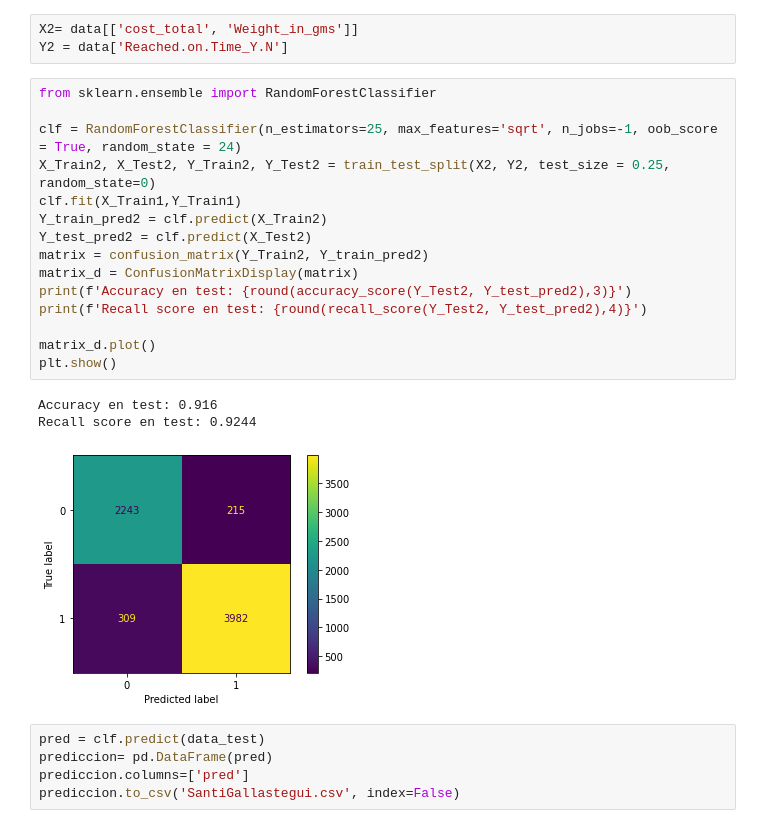
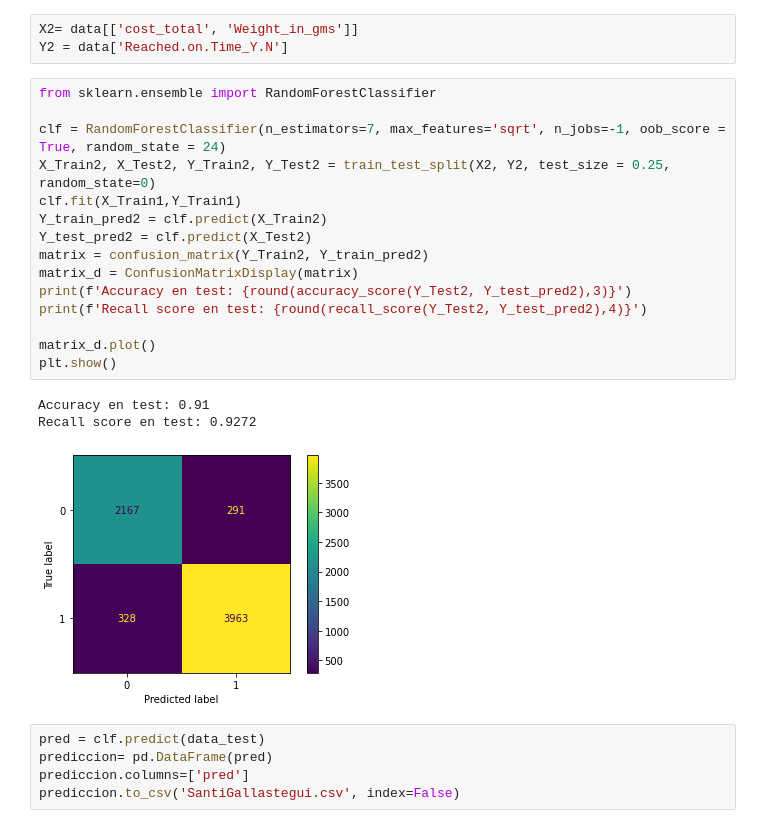
Before and after one commit to SantiGallastegui/Proyecto-Datathon, a Jupyter notebook: AnalisEDA.ipynb, the cells around one changed output. Saved outputs shown, nothing was run; the diff lists cells and outputs as text.

```diff
--- a/AnalisEDA.ipynb
+++ b/AnalisEDA.ipynb
@@ -307,22 +307,22 @@ Y2 = data['Reached.on.Time_Y.N']
 # %%
 from sklearn.ensemble import RandomForestClassifier
 
-clf = RandomForestClassifier(n_estimators=25, max_features='sqrt', n_jobs=-1, oob_score = True, random_state = 24)
+clf = RandomForestClassifier(n_estimators=7, max_features='sqrt', n_jobs=-1, oob_score = True, random_state = 24)
 X_Train2, X_Test2, Y_Train2, Y_Test2 = train_test_split(X2, Y2, test_size = 0.25, random_state=0)
 clf.fit(X_Train1,Y_Train1)
 Y_train_pred2 = clf.predict(X_Train2)
 Y_test_pred2 = clf.predict(X_Test2)
 matrix = confusion_matrix(Y_Train2, Y_train_pred2)
 matrix_d = ConfusionMatrixDisplay(matrix)
 print(f'Accuracy en test: {round(accuracy_score(Y_Test2, Y_test_pred2),3)}')
 print(f'Recall score en test: {round(recall_score(Y_Test2, Y_test_pred2),4)}')
 
 matrix_d.plot()
 plt.show()
 # %% [output]
-Accuracy en test: 0.916
-Recall score en test: 0.9244
+Accuracy en test: 0.91
+Recall score en test: 0.9272
-[figure, old version]
+[figure, new version]
 # %%
 pred = clf.predict(data_test)
 prediccion= pd.DataFrame(pred)
```
Also changed, not shown: parts of 6 cells of this notebook, 2 other files.
